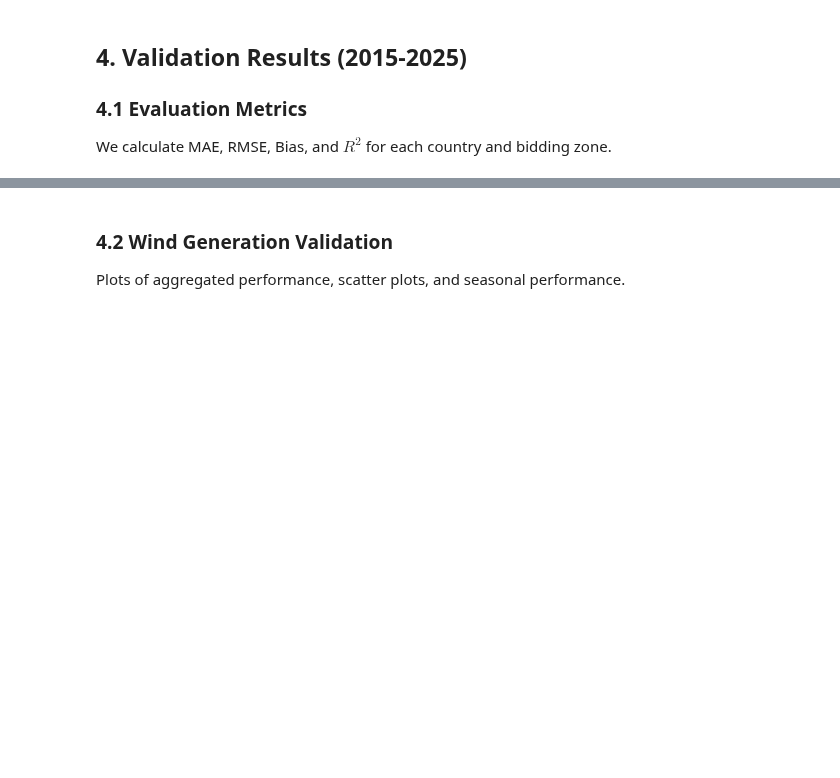
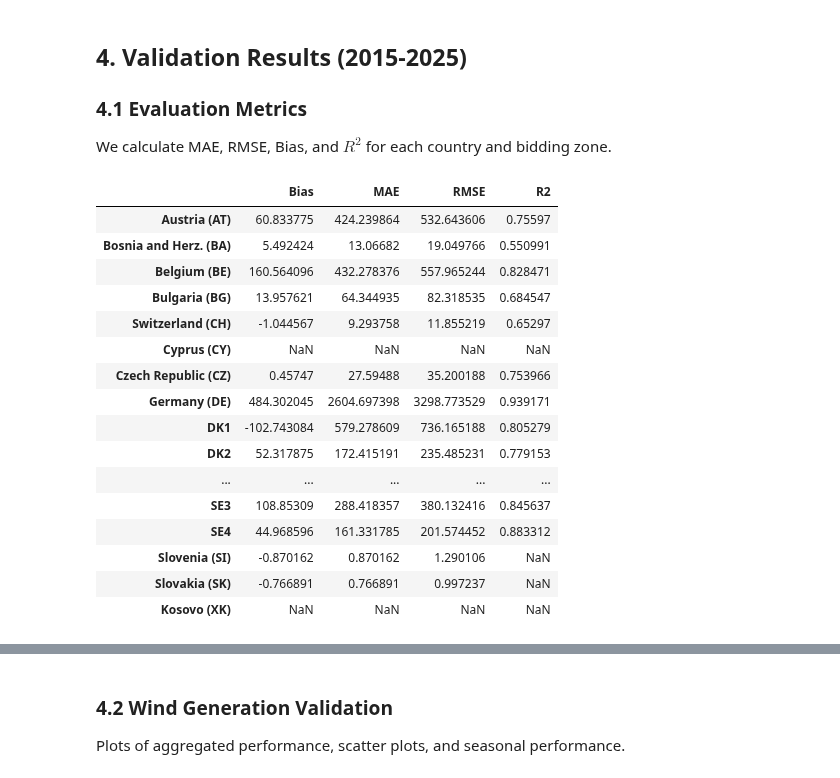
Before and after one commit to EmilBruvik/CERFRES, a Jupyter notebook: notebooks/validation.ipynb, the cells around one changed output, grey strips where cells are left out. Saved outputs shown, nothing was run; the diff lists cells and outputs as text; code cells hidden in the pictures; blank space fills up the shorter version.

```diff
--- a/notebooks/validation.ipynb
+++ b/notebooks/validation.ipynb
@@ -46,10 +69,10 @@ We load the aggregated wind and solar power generation datasets. These files are
 # %%
 #Paths to generated NetCDF files
-nc_path = Path("/Data/gfi/vindenergi/nab015/combined_production/2023/07/07_2023_solar_wind_combined.nc")  # Example path
+nc_path = Path(f"/Data/gfi/vindenergi/nab015/energy_country_timeseries/{YEAR}/{MONTH}_{YEAR}_pv_wind_country_timeseries.nc")  # Example path
 
 # Check if files exist before loading
 if nc_path.exists():
-    ds = xr.open_dataset(nc_path)
+    ds = xr.open_dataset(nc_path, engine='h5netcdf')
     print("Dataset loaded.")
 else:
-    print(f"Dile file not found at {nc_path}")
+    print(f"File not found at {nc_path}")
@@ -57,7 +100,7 @@ else:
 ### 2.2 Load Reported Generation (Validation Data)
 We load the actual generation data from ENTSO-E or national TSOs for validation.
 # %%
-actual_gen_path = Path("/Data/gfi/vindenergi/nab015/Actual_Generation/AggregatedGenerationPerType/2023/2023_08_AggregatedGenerationPerType_16.1.B_C_r3.csv")
+actual_gen_path = Path(f"/Data/gfi/vindenergi/nab015/Actual_Generation/AggregatedGenerationPerType/{YEAR}/{YEAR}_{MONTH}_AggregatedGenerationPerType_16.1.B_C_r3.csv")
 
 if actual_gen_path.exists():
     df_actual = pd.read_csv(actual_gen_path, sep='\t')
@@ -146,0 +186,37 @@ metrics_list = []
+# %%
+country_names = country_list.values.tolist()
+metrics_df = pd.DataFrame(index=country_names, columns=['Bias', 'MAE', 'RMSE', 'R2'])
+
+for country in country_names:
+    simulated = ds['wind_power_mw'].sel(area=country).to_pandas()
+    actual = df_actual.loc[
+        (df_actual['AreaDisplayName'] == country) &
+        (df_actual['ProductionType'].str.contains('Wind', case=False, na=False))
+    ].copy()
+
+    actual = actual.groupby('DateTime(UTC)')['ActualGenerationOutput[MW]'].sum()
+    actual.index = pd.to_datetime(actual.index)
+    simulated.index = pd.to_datetime(simulated.index)
+    metrics = calculate_metrics(simulated, actual)
+    if metrics is not None:
+        metrics_df.loc[country] = metrics
+
+metrics_df
+# %% [output]
+|  | Bias | MAE | RMSE | R2 |
+| Austria (AT) | 60.833775 | 424.239864 | 532.643606 | 0.75597 |
+| Bosnia and Herz. (BA) | 5.492424 | 13.06682 | 19.049766 | 0.550991 |
+| Belgium (BE) | 160.564096 | 432.278376 | 557.965244 | 0.828471 |
+| Bulgaria (BG) | 13.957621 | 64.344935 | 82.318535 | 0.684547 |
+| Switzerland (CH) | -1.044567 | 9.293758 | 11.855219 | 0.65297 |
+| Cyprus (CY) | NaN | NaN | NaN | NaN |
+| Czech Republic (CZ) | 0.45747 | 27.59488 | 35.200188 | 0.753966 |
+| Germany (DE) | 484.302045 | 2604.697398 | 3298.773529 | 0.939171 |
+| DK1 | -102.743084 | 579.278609 | 736.165188 | 0.805279 |
+| DK2 | 52.317875 | 172.415191 | 235.485231 | 0.779153 |
+| ... | ... | ... | ... | ... |
+| SE3 | 108.85309 | 288.418357 | 380.132416 | 0.845637 |
+| SE4 | 44.968596 | 161.331785 | 201.574452 | 0.883312 |
+| Slovenia (SI) | -0.870162 | 0.870162 | 1.290106 | NaN |
+| Slovakia (SK) | -0.766891 | 0.766891 | 0.997237 | NaN |
+| Kosovo (XK) | NaN | NaN | NaN | NaN |
```
Also changed, not shown: parts of 10 cells of this notebook, 1 other file.
